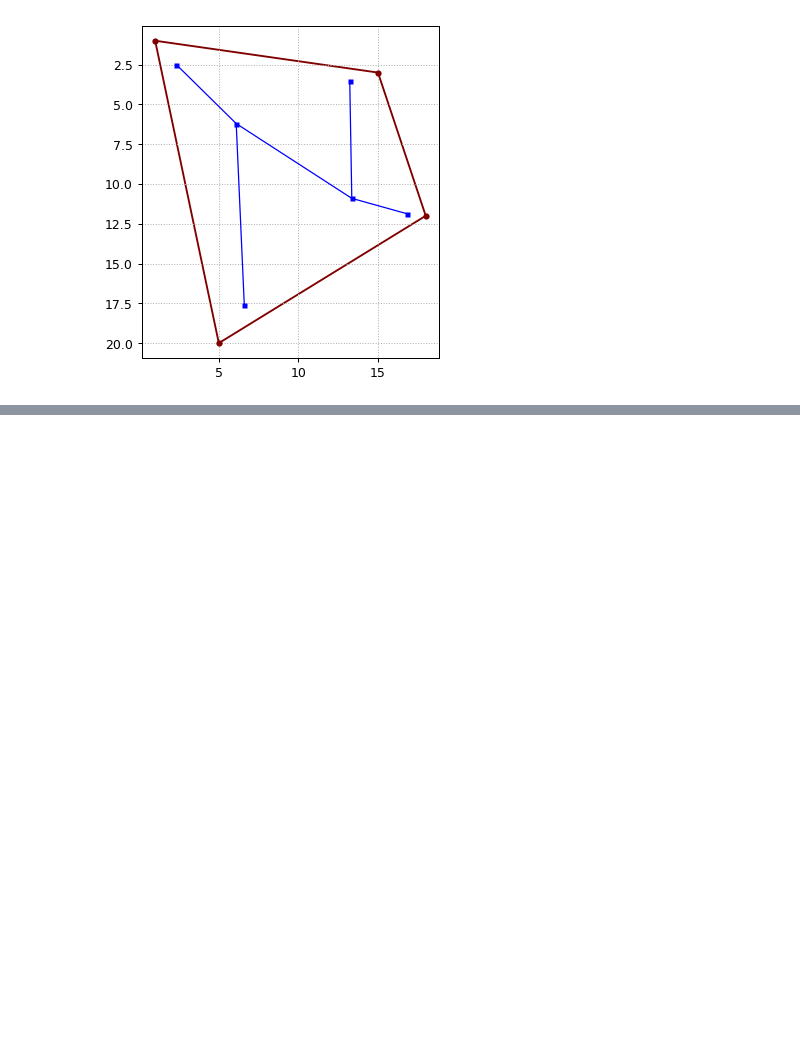
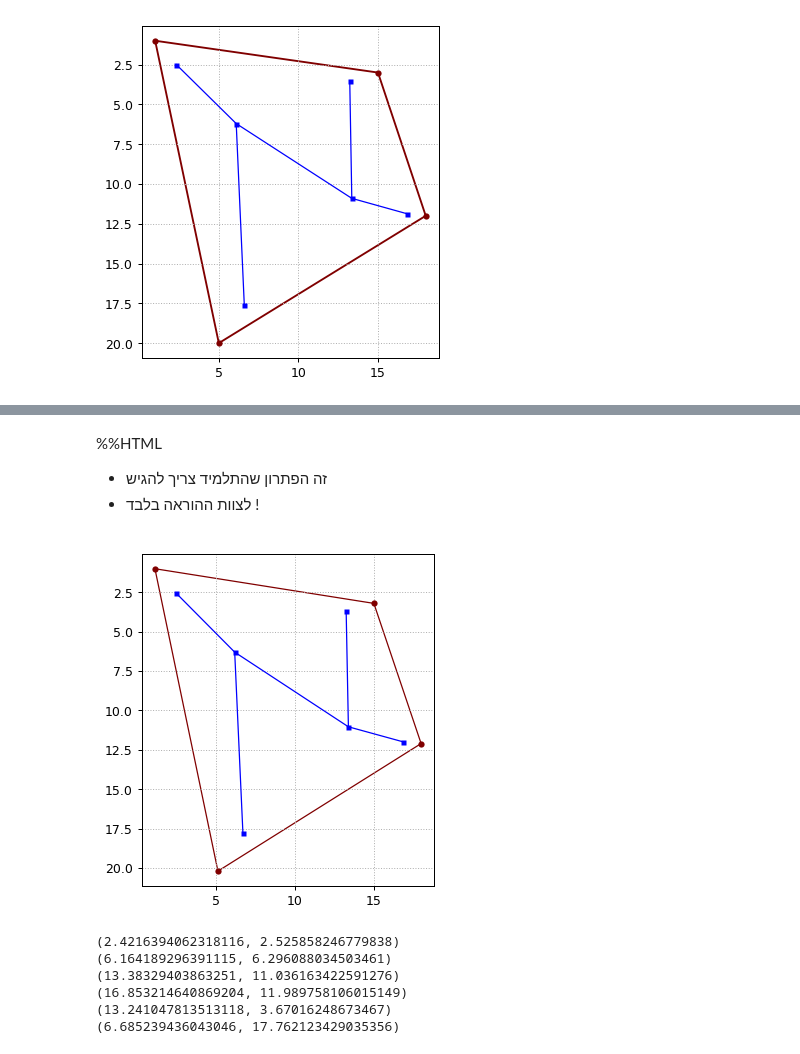
Before and after one commit to samyzaf/notebooks, a Jupyter notebook: harmonic_task.ipynb, the cells around one changed output, grey strips where cells are left out. Cells and saved outputs as stored; diff of their text form; code cells hidden in the pictures; blank space fills up the shorter version.

```diff
--- a/harmonic_task.ipynb
+++ b/harmonic_task.ipynb
@@ -127,0 +149,55 @@ print(q6)
+# %% [markdown]
+%%HTML
+<div dir=rtl>
+<UL>
+<LI> זה הפתרון שהתלמיד צריך להגיש
+<LI> לצוות ההוראה בלבד !
+</UL>
+</div>
+# %%
+draw_cage(cage2)
+
+coords1 = harmonic_coordinates(p1)
+coords2 = harmonic_coordinates(p2)
+coords3 = harmonic_coordinates(p3)
+coords4 = harmonic_coordinates(p4)
+coords5 = harmonic_coordinates(p5)
+coords6 = harmonic_coordinates(p6)
+
+q1 = clone(coords1, cage2)
+q2 = clone(coords2, cage2)
+q3 = clone(coords3, cage2)
+q4 = clone(coords4, cage2)
+q5 = clone(coords5, cage2)
+q6 = clone(coords6, cage2)
+
+draw_line(q1,q2)
+draw_line(q2,q3)
+draw_line(q3,q4)
+draw_line(q2,q6)
+draw_line(q3,q5)
+
+draw_point(q1)
+draw_point(q2)
+draw_point(q3)
+draw_point(q4)
+draw_point(q5)
+draw_point(q6)
+
+show_plot()
+# %% [output]
+[figure, added]
+# %%
+print(q1)
+print(q2)
+print(q3)
+print(q4)
+print(q5)
+print(q6)
+# %% [output]
+(2.4216394062318116, 2.525858246779838)
+(6.164189296391115, 6.296088034503461)
+(13.38329403863251, 11.036163422591276)
+(16.853214640869204, 11.989758106015149)
+(13.241047813513118, 3.67016248673467)
+(6.685239436043046, 17.762123429035356)
```
Also changed, not shown: parts of 5 cells of this notebook.
